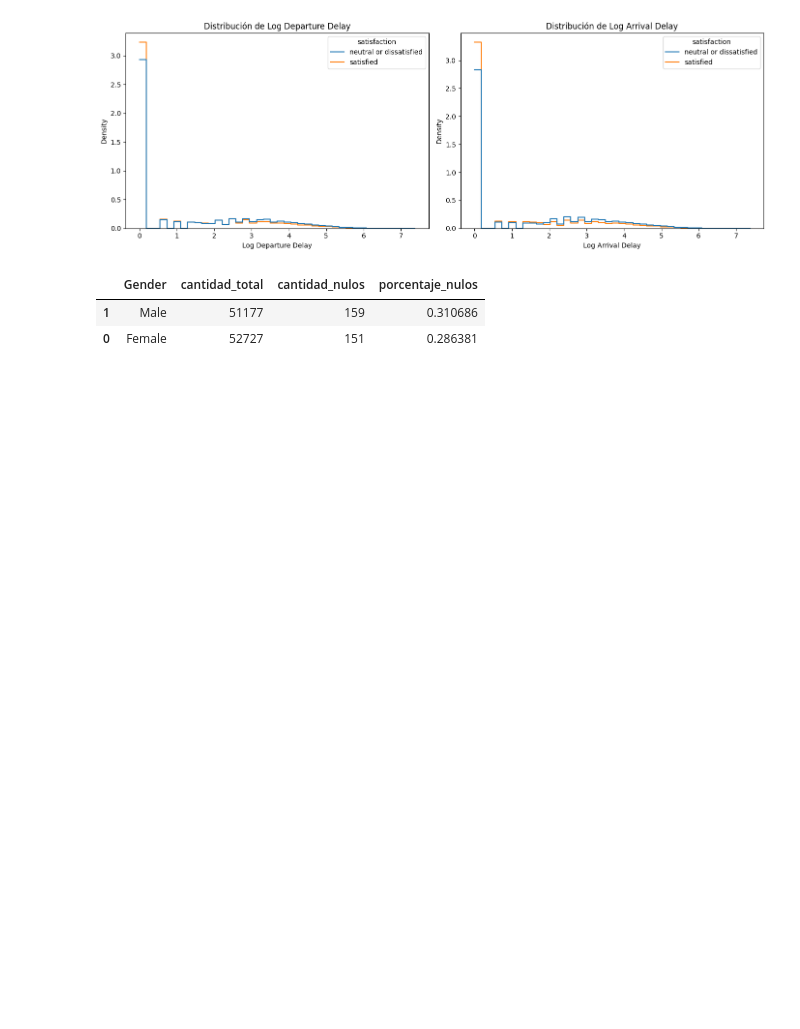
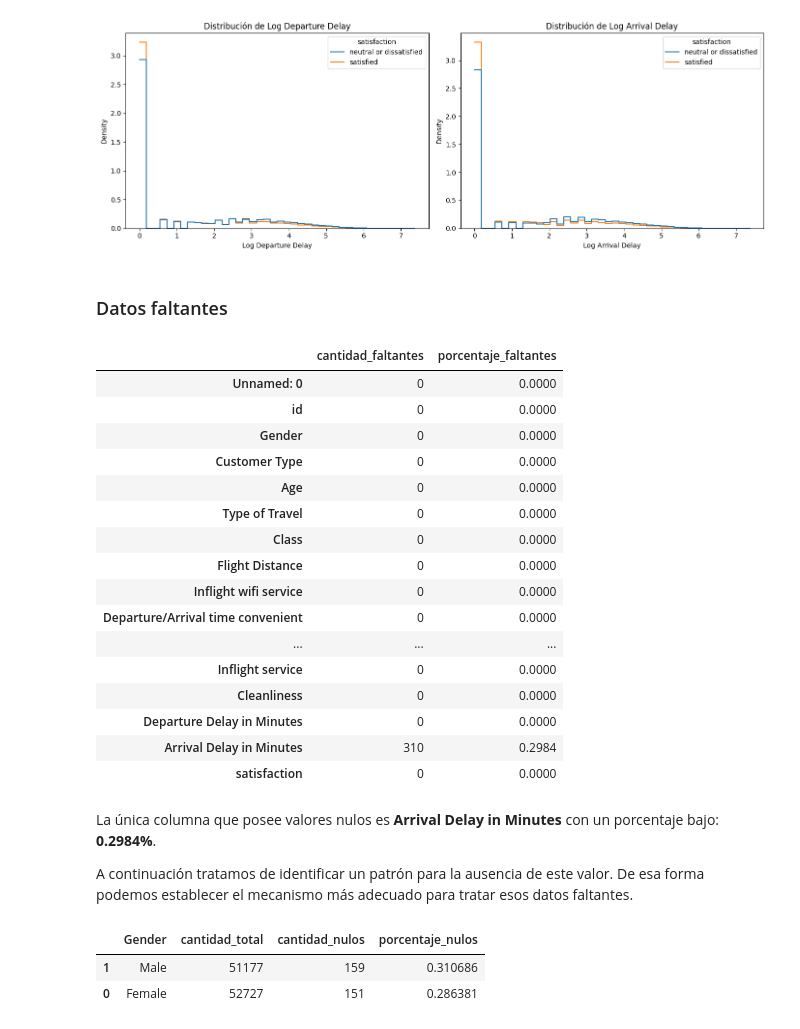
Before and after one commit to FIUBA-Posgrado-Inteligencia-Artificial/aprMaqI_CEIA, a Jupyter notebook: trabajo_practico/eda_airline_passenger.ipynb, the cells around one changed output. Drawn from its saved outputs; the diff is of its cells as text; code cells hidden in the pictures; blank space fills up the shorter version.

```diff
--- a/trabajo_practico/eda_airline_passenger.ipynb
+++ b/trabajo_practico/eda_airline_passenger.ipynb
@@ -710,6 +737,39 @@ plt.tight_layout()
 plt.show()
 # %% [output]
 [figure]
+# %% [markdown]
+### Datos faltantes
+# %%
+missing_summary = pd.DataFrame({
+    "cantidad_faltantes": df_train.isna().sum(),
+    "porcentaje_faltantes": (
+        df_train.isna().mean() * 100
+    ).round(4)
+})
+
+missing_summary
+# %% [output]
+|  | cantidad_faltantes | porcentaje_faltantes |
+| Unnamed: 0 | 0 | 0.0000 |
+| id | 0 | 0.0000 |
+| Gender | 0 | 0.0000 |
+| Customer Type | 0 | 0.0000 |
+| Age | 0 | 0.0000 |
+| Type of Travel | 0 | 0.0000 |
+| Class | 0 | 0.0000 |
+| Flight Distance | 0 | 0.0000 |
+| Inflight wifi service | 0 | 0.0000 |
+| Departure/Arrival time convenient | 0 | 0.0000 |
+| ... | ... | ... |
+| Inflight service | 0 | 0.0000 |
+| Cleanliness | 0 | 0.0000 |
+| Departure Delay in Minutes | 0 | 0.0000 |
+| Arrival Delay in Minutes | 310 | 0.2984 |
+| satisfaction | 0 | 0.0000 |
+# %% [markdown]
+La única columna que posee valores nulos es **Arrival Delay in Minutes** con un porcentaje bajo: **0.2984%**.
+
+A continuación tratamos de identificar un patrón para la ausencia de este valor. De esa forma podemos establecer el mecanismo más adecuado para tratar esos datos faltantes.
 # %%
 def get_null_groups(df, group_col, target_col):
     result = (
```
Also changed, not shown: parts of 12 cells of this notebook.
